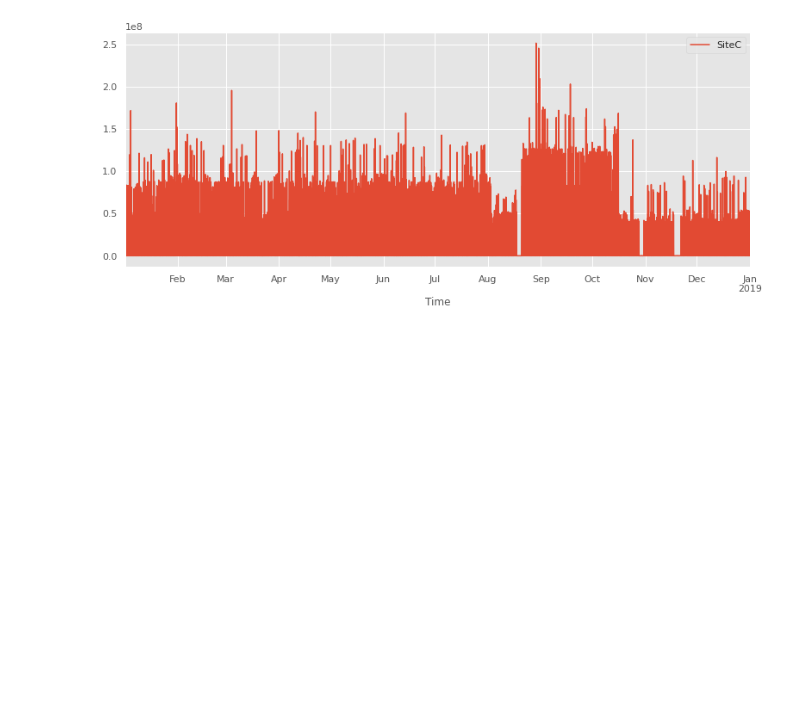
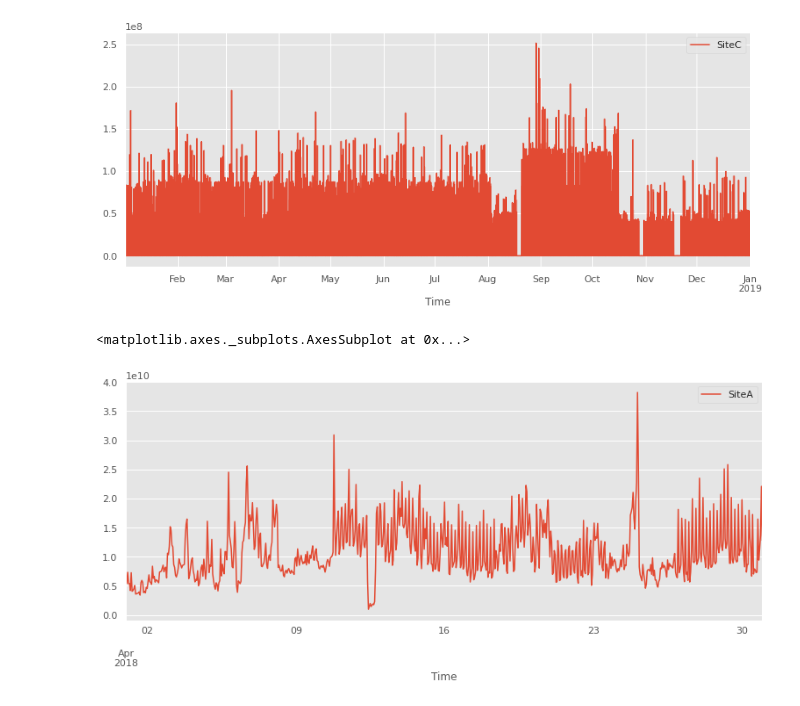
Before and after one commit to abidshafee/autoML-tsModel, a Jupyter notebook: AutoML_ts_Model.ipynb, the cells around one changed output. Drawn from its saved outputs; the diff is of its cells as text; code cells hidden in the pictures; blank space fills up the shorter version.

```diff
--- a/AutoML_ts_Model.ipynb
+++ b/AutoML_ts_Model.ipynb
@@ -83,7 +83,7 @@ SiteA
 | 2019-01-01 07:00:00 | 8.675575e+09 |
 8760 rows × 1 columns
 # %%
-mpl.rcParams['figure.figsize'] = (13, 5)
+mpl.rcParams['figure.figsize'] = (13, 7)
 # %%
 SiteA.plot()
 # %% [output]
@@ -135,3 +135,12 @@ SiteC.plot()
 # %% [output]
 <matplotlib.axes._subplots.AxesSubplot at 0x...>
 [figure]
+# %%
+Apr_df = df.loc['2018-4']
+# %%
+SiteA_apr = Apr_df[[Apr_df.columns[0]]]
+# %%
+SiteA_apr.plot()
+# %% [output]
+<matplotlib.axes._subplots.AxesSubplot at 0x...>
+[figure, added]
```
Also changed, not shown: parts of 2 cells of this notebook.
